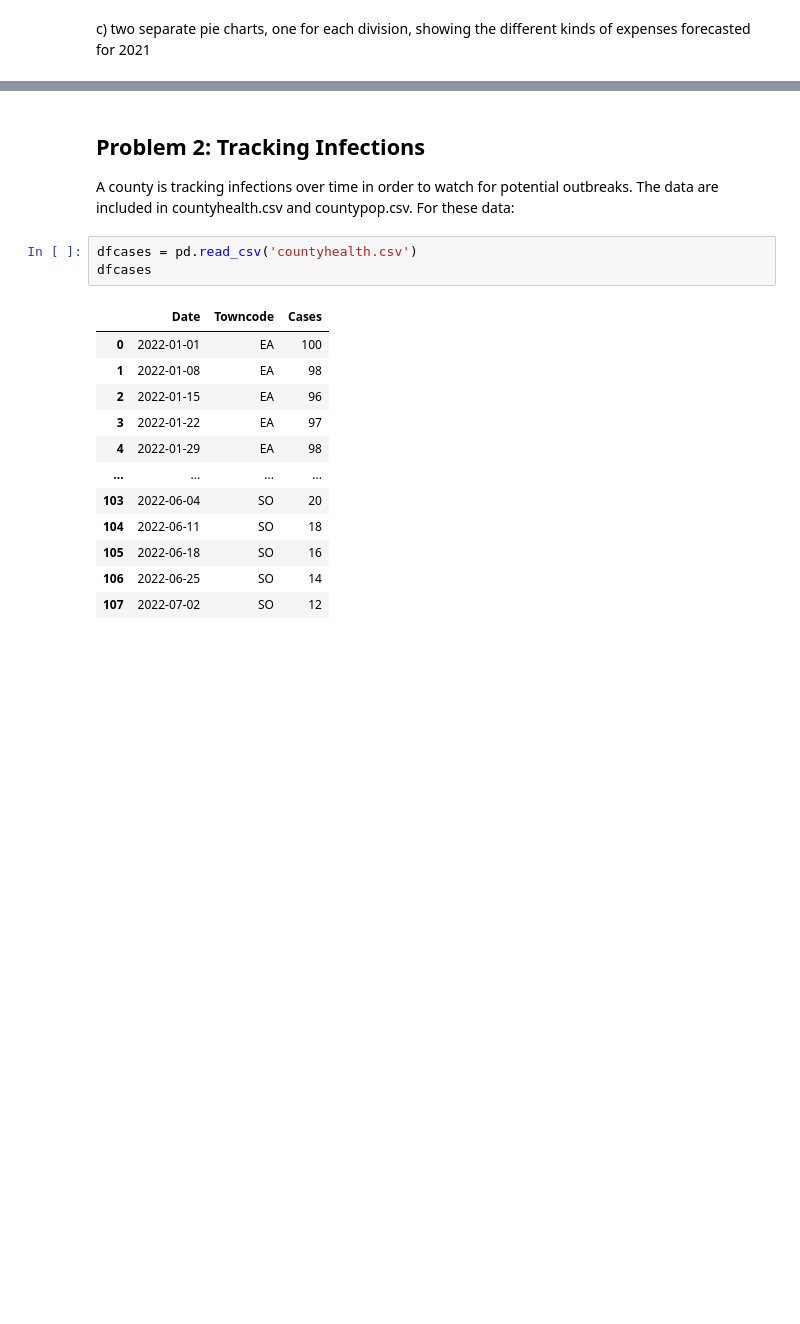
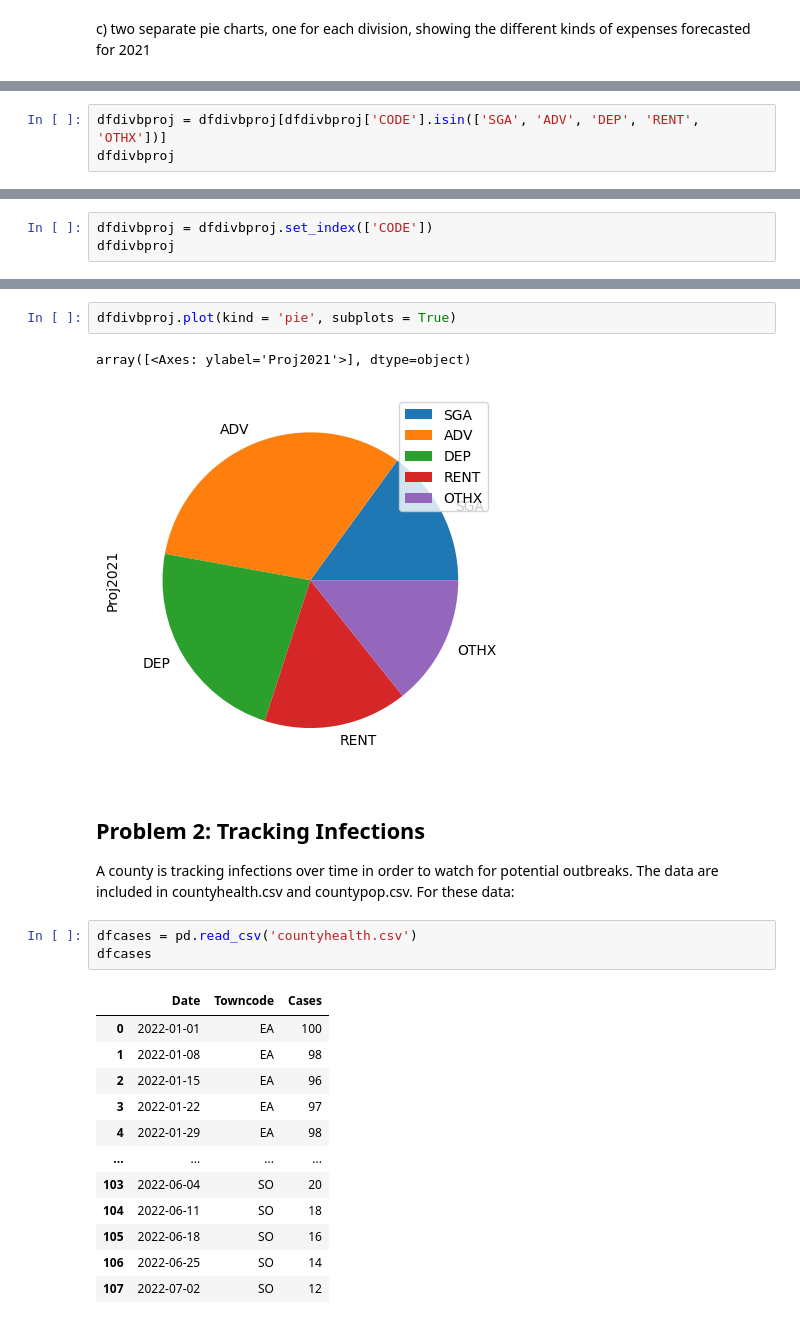
Before and after one commit to AndrewPiasecki/PythonCourse, a Jupyter notebook: Andrew_Piasecki_Assignment5.ipynb, the cells around one changed output, grey strips where cells are left out. Saved outputs shown, nothing was run; the diff lists cells and outputs as text; blank space fills up the shorter version.

```diff
--- a/Andrew_Piasecki_Assignment5.ipynb
+++ b/Andrew_Piasecki_Assignment5.ipynb
@@ -169,0 +178,3 @@ dfdivbproj =
+# %%
+dfdivbproj = dfdivbproj[dfdivbproj['CODE'].isin(['SGA', 'ADV', 'DEP', 'RENT', 'OTHX'])]
+dfdivbproj
@@ -169,0 +188,3 @@ dfdivbproj =
+# %%
+dfdivbproj = dfdivbproj.set_index(['CODE'])
+dfdivbproj
@@ -170,3 +199,8 @@ dfdivbproj =
+# %%
+dfdivbproj.plot(kind = 'pie', subplots = True)
+# %% [output]
+array([<Axes: ylabel='Proj2021'>], dtype=object)
+[figure, added]
 # %% [markdown]
 ## Problem 2: Tracking Infections
 
```
Also changed, not shown: parts of 14 cells of this notebook.
